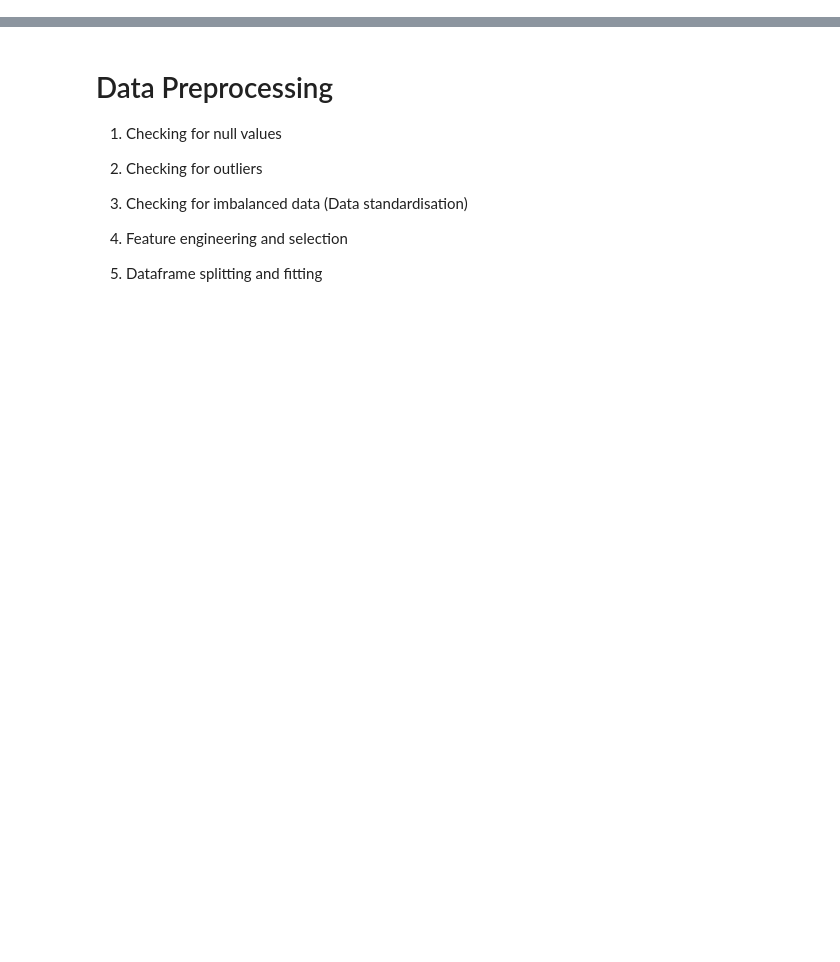
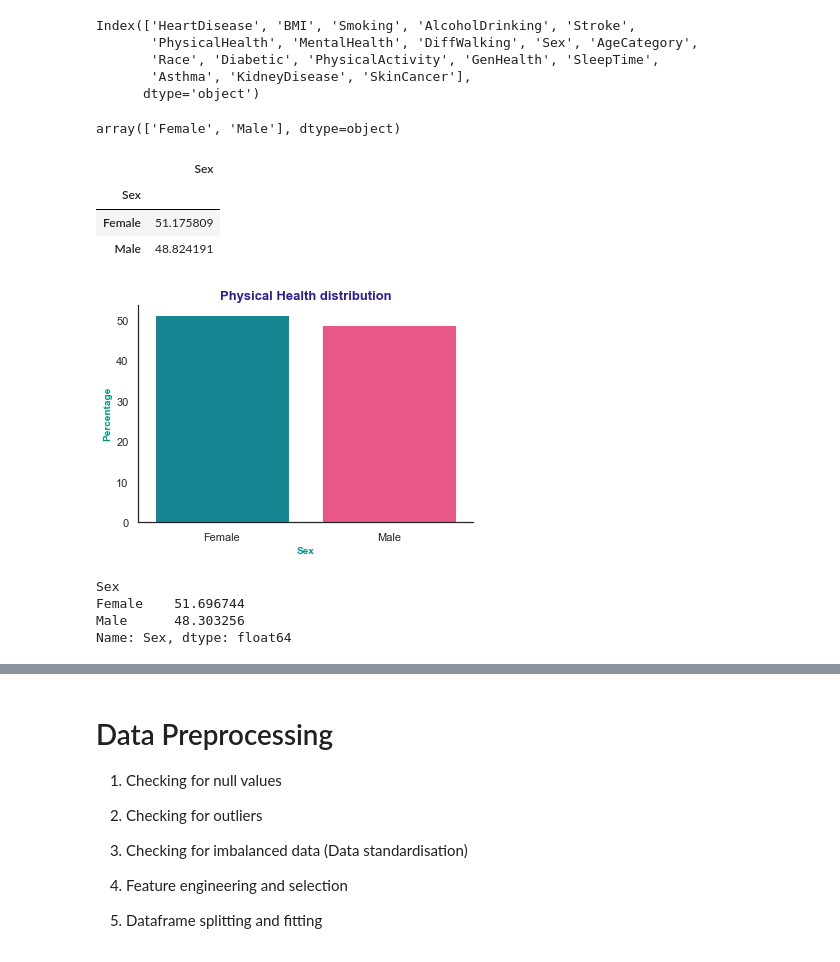
Before and after one commit to ahmedelsayed968/ML-Project, a Jupyter notebook: data analysis/Data Preprocessing & Modeling.ipynb, the cells around one changed output, grey strips where cells are left out. Cells and saved outputs as stored; diff of their text form; code cells hidden in the pictures; blank space fills up the shorter version.

```diff
--- a/data analysis/Data Preprocessing & Modeling.ipynb
+++ b/data analysis/Data Preprocessing & Modeling.ipynb
@@ -31,0 +478,33 @@ df
+# %%
+data.columns
+# %% [output]
+Index(['HeartDisease', 'BMI', 'Smoking', 'AlcoholDrinking', 'Stroke',
+       'PhysicalHealth', 'MentalHealth', 'DiffWalking', 'Sex', 'AgeCategory',
+       'Race', 'Diabetic', 'PhysicalActivity', 'GenHealth', 'SleepTime',
+       'Asthma', 'KidneyDisease', 'SkinCancer'],
+      dtype='object')
+# %%
+ser = (data.groupby('PhysicalActivity')['Sex'].value_counts(normalize=True)['Yes']*100)
+ser.index.values
+# %% [output]
+array(['Female', 'Male'], dtype=object)
+# %%
+data_sex_health = pd.DataFrame(ser)
+# %%
+data_sex_health
+# %% [output]
+|  | Sex |
+| Sex |  |
+| Female | 51.175809 |
+| Male | 48.824191 |
+# %%
+# ser = (data.groupby('PhysicalActivity')['Sex'].value_counts(normalize=True)['Yes']*100)
+sns.set_style('white')
+ax = sns.barplot(x=data_sex_health.index,y=data_sex_health['Sex'],palette=['#0097A7','#FF4081'])
+ax.set_title('Physical Health distribution',fontsize=13,fontweight='bold',loc='center',fontdict={'color':'#311B92'})
+ax.set_ylabel('Percentage',fontsize=10,fontweight='bold',fontdict={'color':'#009688'})
+ax.set_xlabel('Sex',fontsize=10,fontweight='bold',fontdict={'color':'#009688'})
+
+sns.despine()
+# %% [output]
+[figure, added]
@@ -31,0 +513,7 @@ df
+# %%
+ser
+# %% [output]
+Sex
+Female    51.696744
+Male      48.303256
+Name: Sex, dtype: float64
```
Also changed, not shown: parts of 326 cells of this notebook, 1 other file.
